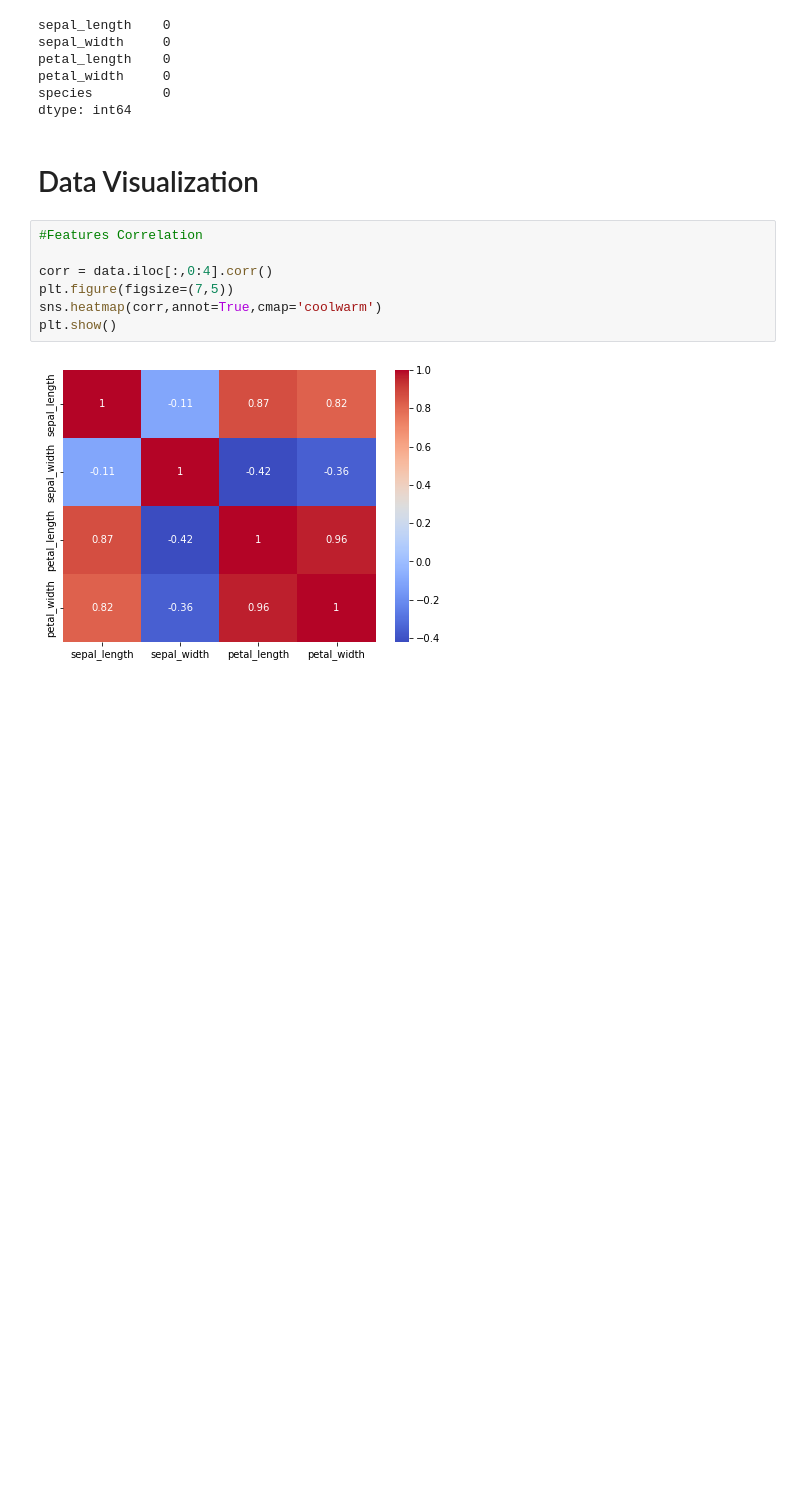
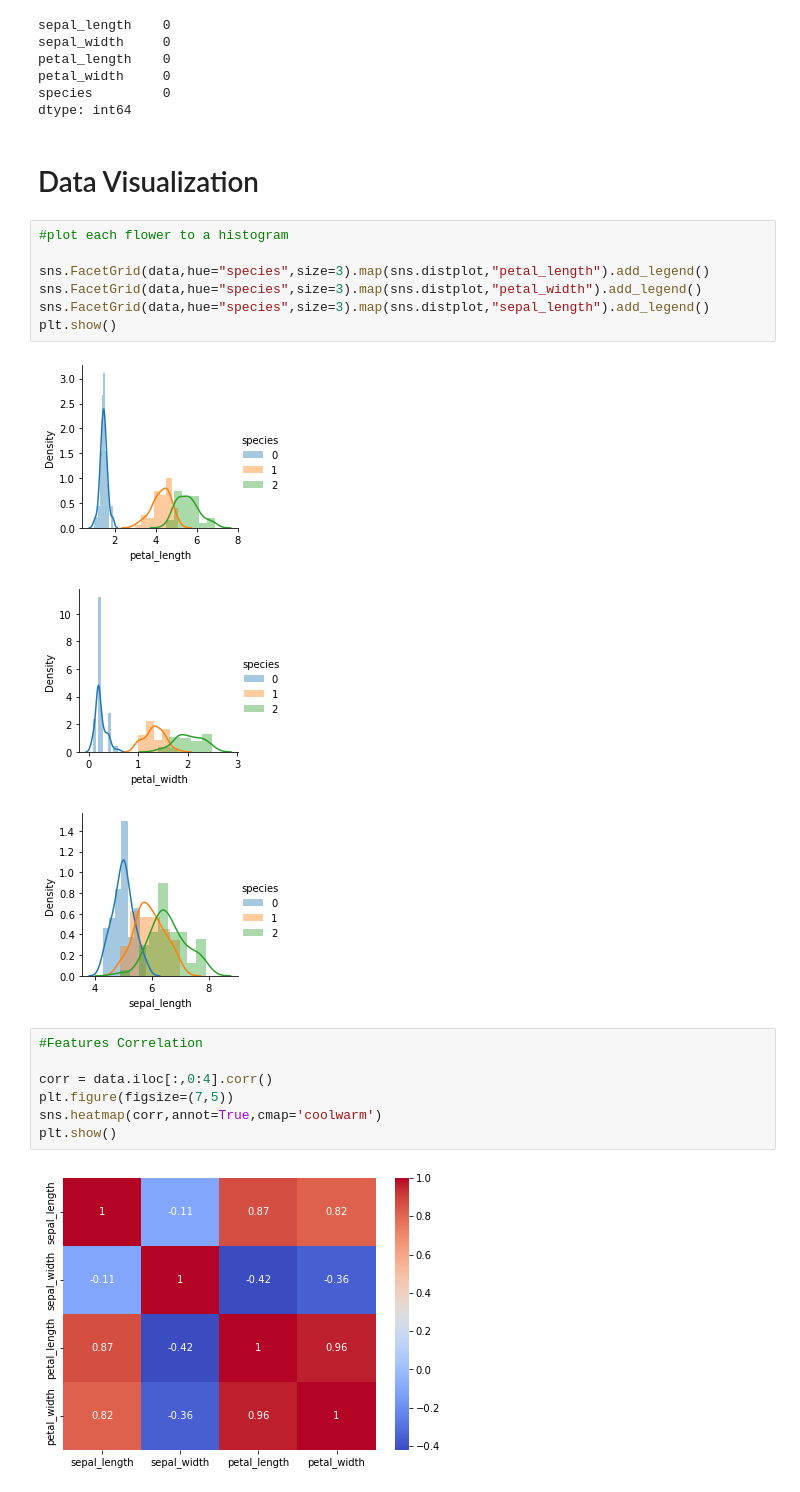
Before and after one commit to fernandopmarciano/Data_Analisys, a Jupyter notebook: Iris_Flower/Iris_classifier.ipynb, the cells around one changed output. Saved outputs shown, nothing was run; the diff lists cells and outputs as text; blank space fills up the shorter version.

Commit message:
update: added sns.FacetGrid histogram

```diff
--- a/Iris_Flower/Iris_classifier.ipynb
+++ b/Iris_Flower/Iris_classifier.ipynb
@@ -106,6 +106,17 @@ species         0
 dtype: int64
 # %% [markdown]
 # Data Visualization
+# %%
+#plot each flower to a histogram
+
+sns.FacetGrid(data,hue="species",size=3).map(sns.distplot,"petal_length").add_legend()
+sns.FacetGrid(data,hue="species",size=3).map(sns.distplot,"petal_width").add_legend()
+sns.FacetGrid(data,hue="species",size=3).map(sns.distplot,"sepal_length").add_legend()
+plt.show()
+# %% [output]
+[figure, added]
+[figure, added]
+[figure, added]
 # %%
 #Features Correlation
 
```
